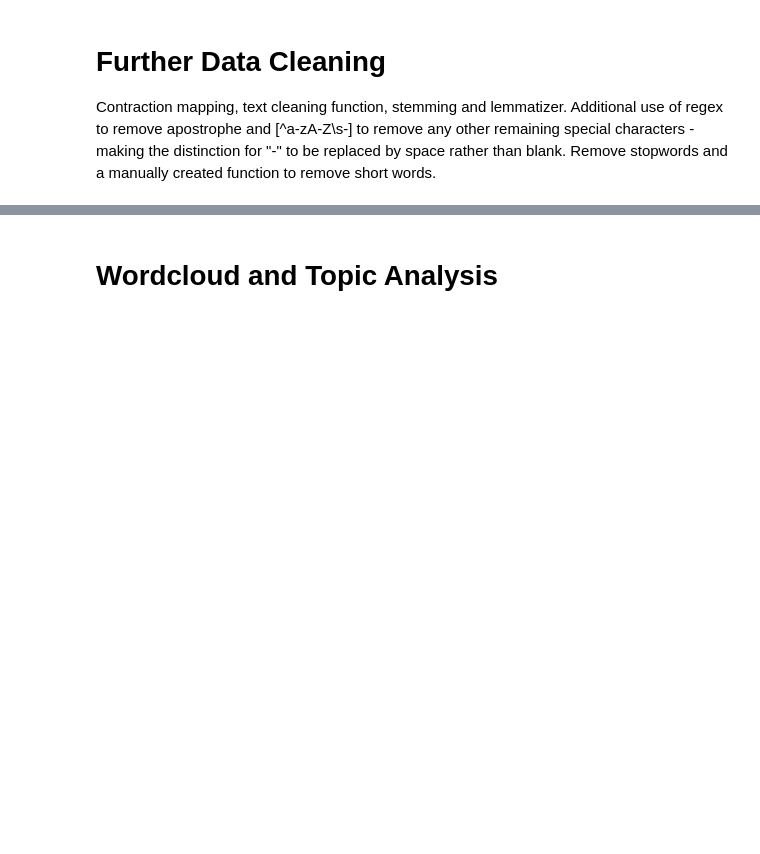
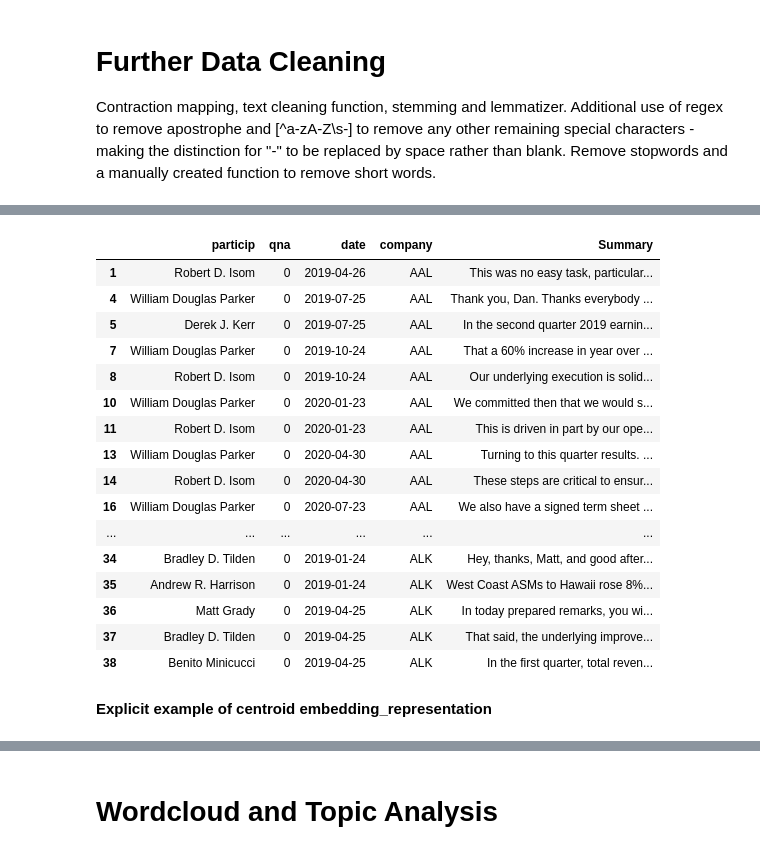
Before and after one commit to michaelmml/NLP-Information-Extraction, a Jupyter notebook: CompanyTranscript.ipynb, the cells around one changed output, grey strips where cells are left out. Drawn from its saved outputs; the diff is of its cells as text; code cells hidden in the pictures; blank space fills up the shorter version.

```diff
--- a/CompanyTranscript.ipynb
+++ b/CompanyTranscript.ipynb
@@ -500,0 +636,43 @@ def lemmatize_text(text):
+# %%
+# We will summarise the opening speech by the CEO / management team
+data_speech = data.groupby('date').head(3).reset_index(drop=True)
+# %%
+data_speech = data_speech[data_speech['qna'] == 0]
+data_speech = data_speech[data_speech['particip'] != "Daniel Cravens"]
+# %%
+def clean_and_summarize(text):
+    clean_sentences = cleanup_sentences(text)
+    words = []
+    for sent in clean_sentences:
+        words.append(nltk_word_tokenize(sent))
+    model = Word2Vec(words, min_count = 1, sg = 1)
+    summary = summarize(text, model)
+    return summary
+# %%
+import warnings
+warnings.simplefilter(action='ignore', category=FutureWarning)
+
+data_speech['Summary'] = data_speech['Transcript_clean'].apply(lambda x : clean_and_summarize(x))
+data_speech = data_speech.drop(['Transcript_clean', 'transcript'], axis=1)
+# %%
+data_speech
+# %% [output]
+|  | particip | qna | date | company | Summary |
+| 1 | Robert D. Isom | 0 | 2019-04-26 | AAL | This was no easy task, particular... |
+| 4 | William Douglas Parker | 0 | 2019-07-25 | AAL | Thank you, Dan. Thanks everybody ... |
+| 5 | Derek J. Kerr | 0 | 2019-07-25 | AAL | In the second quarter 2019 earnin... |
+| 7 | William Douglas Parker | 0 | 2019-10-24 | AAL | That a 60% increase in year over ... |
+| 8 | Robert D. Isom | 0 | 2019-10-24 | AAL | Our underlying execution is solid... |
+| 10 | William Douglas Parker | 0 | 2020-01-23 | AAL | We committed then that we would s... |
+| 11 | Robert D. Isom | 0 | 2020-01-23 | AAL | This is driven in part by our ope... |
+| 13 | William Douglas Parker | 0 | 2020-04-30 | AAL | Turning to this quarter results. ... |
+| 14 | Robert D. Isom | 0 | 2020-04-30 | AAL | These steps are critical to ensur... |
+| 16 | William Douglas Parker | 0 | 2020-07-23 | AAL | We also have a signed term sheet ... |
+| ... | ... | ... | ... | ... | ... |
+| 34 | Bradley D. Tilden | 0 | 2019-01-24 | ALK | Hey, thanks, Matt, and good after... |
+| 35 | Andrew R. Harrison | 0 | 2019-01-24 | ALK | West Coast ASMs to Hawaii rose 8%... |
+| 36 | Matt Grady | 0 | 2019-04-25 | ALK | In today prepared remarks, you wi... |
+| 37 | Bradley D. Tilden | 0 | 2019-04-25 | ALK | That said, the underlying improve... |
+| 38 | Benito Minicucci | 0 | 2019-04-25 | ALK | In the first quarter, total reven... |
+# %% [markdown]
+**Explicit example of centroid embedding_representation**
```
Also changed, not shown: parts of 16 cells of this notebook.
